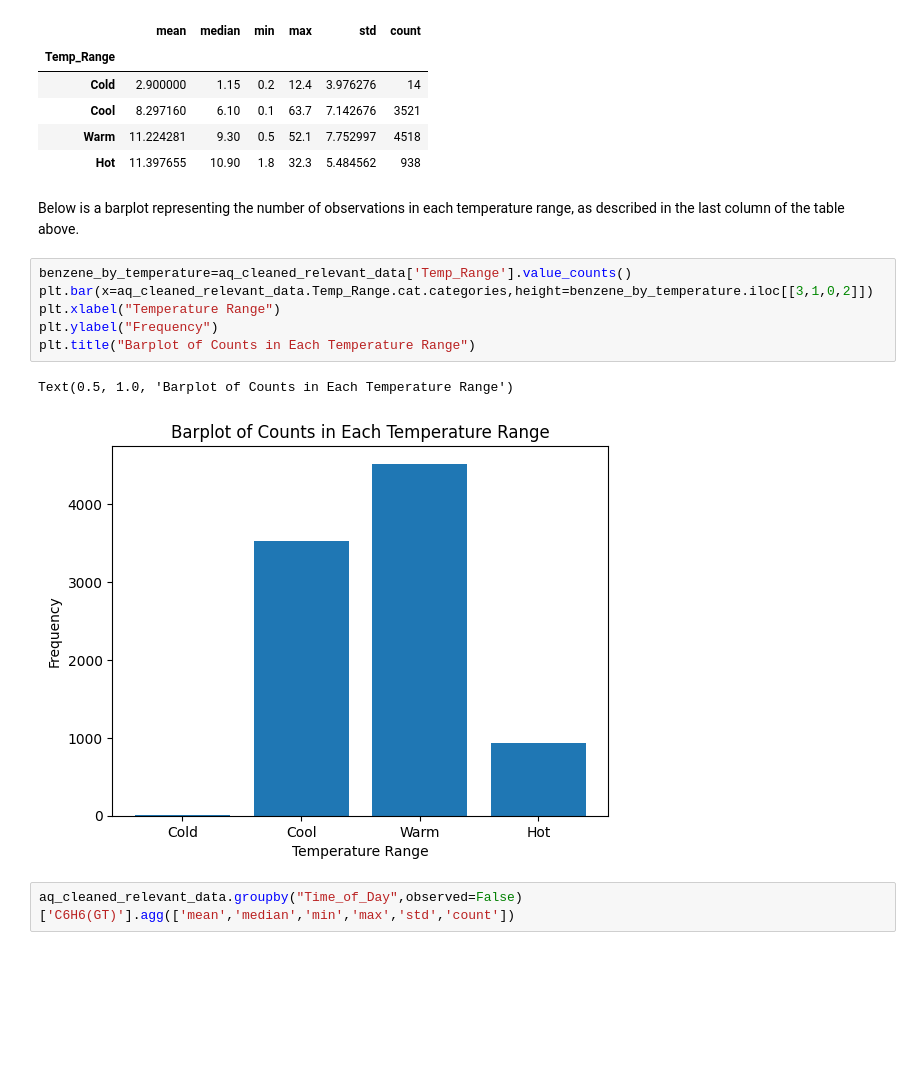
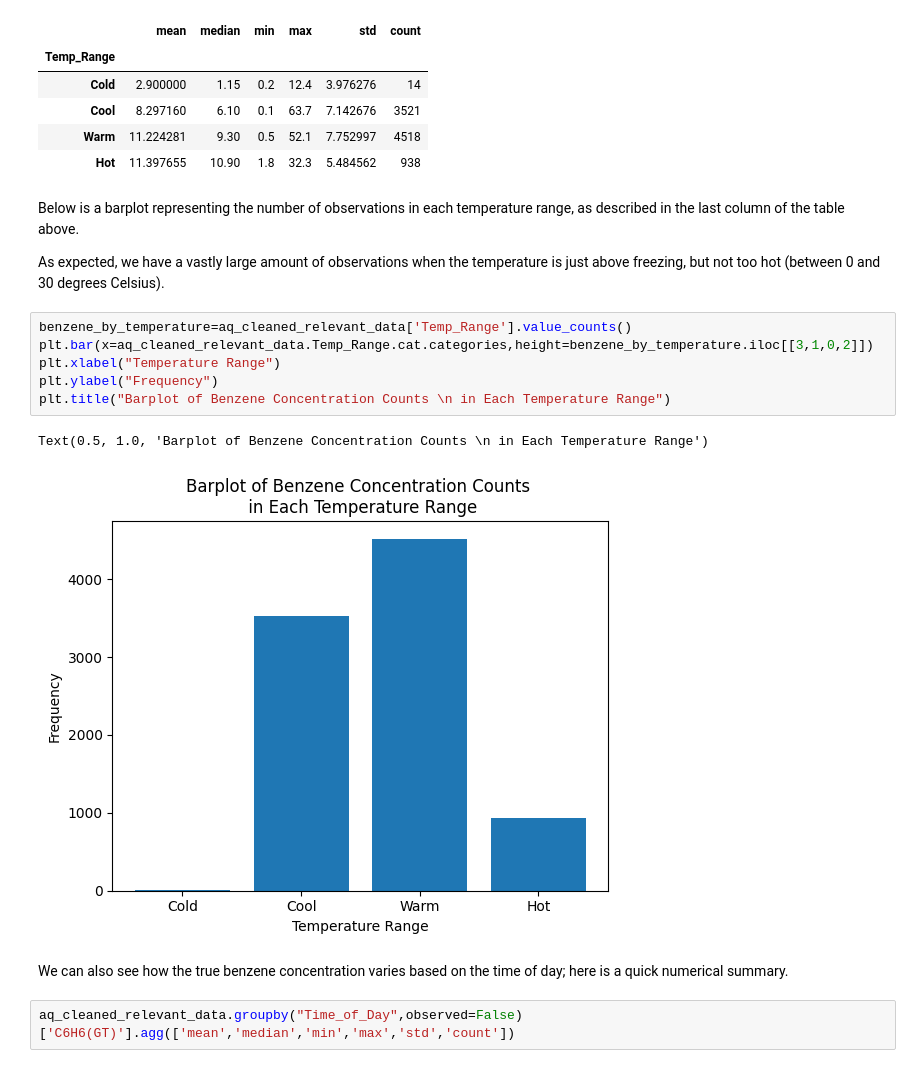
Before and after one commit to cashby-890/ST-554-Project1, a Jupyter notebook: Task2/ST_554_Project_1_Task_2.ipynb, the cells around one changed output. Saved outputs shown, nothing was run; the diff lists cells and outputs as text; blank space fills up the shorter version.

Commit message:
Updates pending with more narratives and other types of plots. Resizing the plots may be in order as well.

```diff
--- a/Task2/ST_554_Project_1_Task_2.ipynb
+++ b/Task2/ST_554_Project_1_Task_2.ipynb
@@ -262,15 +262,19 @@ aq_cleaned_relevant_data.groupby("Temp_Range",observed=False)['C6H6(GT)'].agg(['
 | Hot | 11.397655 | 10.90 | 1.8 | 32.3 | 5.484562 | 938 |
 # %% [markdown]
 Below is a barplot representing the number of observations in each temperature range, as described in the last column of the table above.
+
+As expected, we have a vastly large amount of observations when the temperature is just above freezing, but not too hot (between 0 and 30 degrees Celsius).
 # %%
 benzene_by_temperature=aq_cleaned_relevant_data['Temp_Range'].value_counts()
 plt.bar(x=aq_cleaned_relevant_data.Temp_Range.cat.categories,height=benzene_by_temperature.iloc[[3,1,0,2]])
 plt.xlabel("Temperature Range")
 plt.ylabel("Frequency")
-plt.title("Barplot of Counts in Each Temperature Range")
+plt.title("Barplot of Benzene Concentration Counts \n in Each Temperature Range")
 # %% [output]
-Text(0.5, 1.0, 'Barplot of Counts in Each Temperature Range')
+Text(0.5, 1.0, 'Barplot of Benzene Concentration Counts \n in Each Temperature Range')
-[figure, old version]
+[figure, new version]
+# %% [markdown]
+We can also see how the true benzene concentration varies based on the time of day; here is a quick numerical summary.
 # %%
 aq_cleaned_relevant_data.groupby("Time_of_Day",observed=False)['C6H6(GT)'].agg(['mean','median','min','max','std','count'])
 # %% [output]
```
Also changed, not shown: parts of 39 cells of this notebook.
